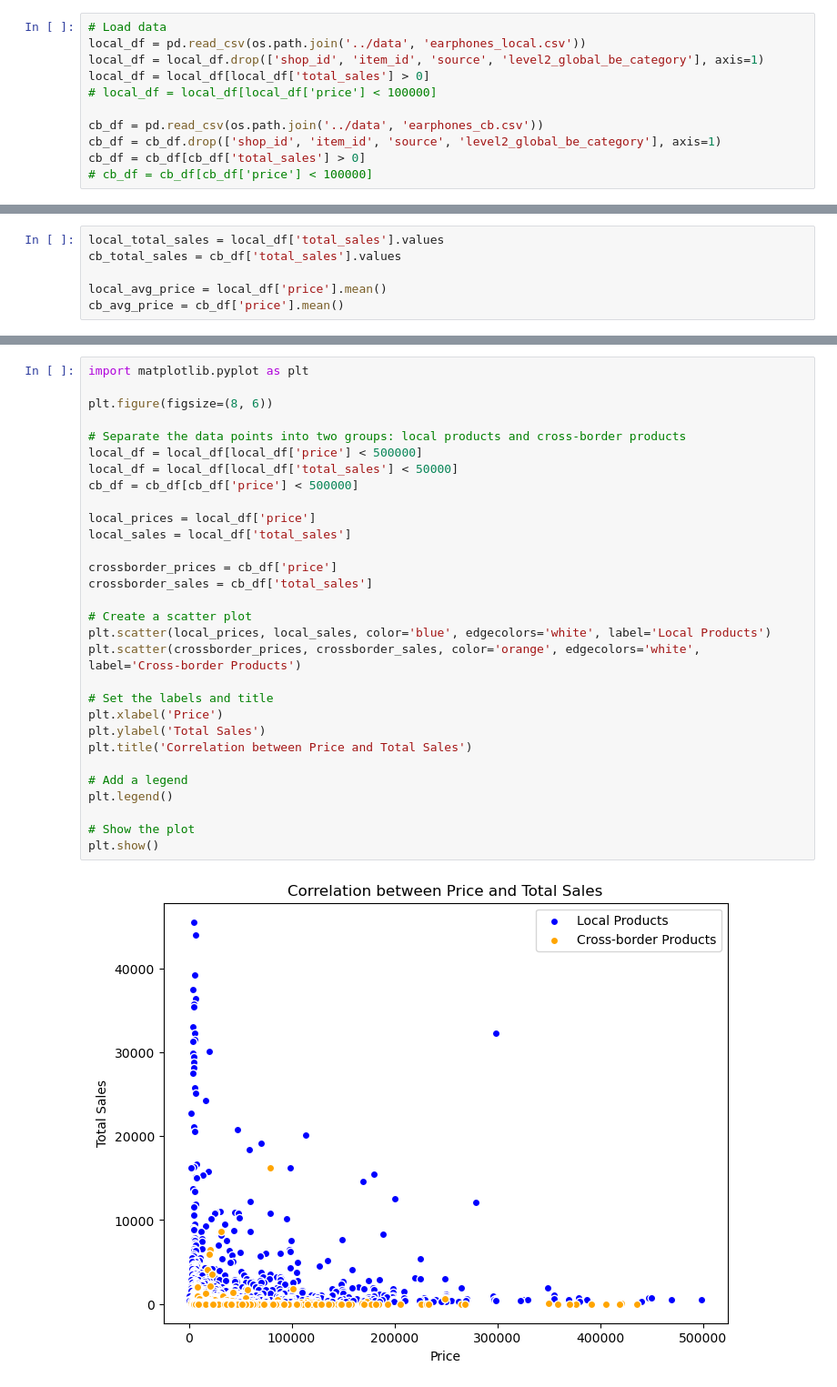
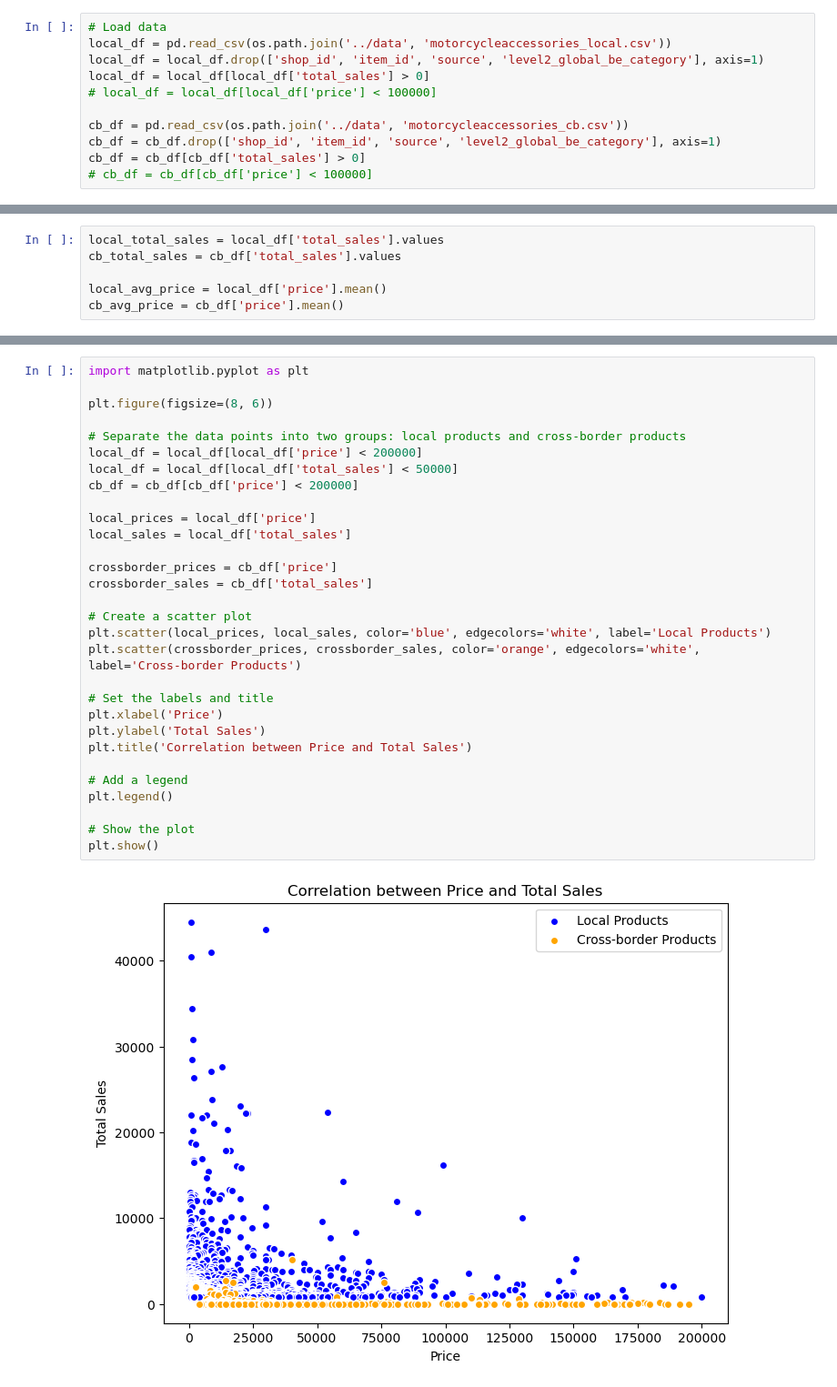
Before and after one commit to florentianayuwono/product-title-optimization, a Jupyter notebook: potential_analysis.ipynb, the cells around one changed output, grey strips where cells are left out. Shown at 91% size. Saved outputs shown, nothing was run; the diff lists cells and outputs as text.

```diff
--- a/potential_analysis.ipynb
+++ b/potential_analysis.ipynb
@@ -5,12 +5,12 @@ import os
 import numpy as np
 # %%
 # Load data
-local_df = pd.read_csv(os.path.join('../data', 'earphones_local.csv'))
+local_df = pd.read_csv(os.path.join('../data', 'motorcycleaccessories_local.csv'))
 local_df = local_df.drop(['shop_id', 'item_id', 'source', 'level2_global_be_category'], axis=1)
 local_df = local_df[local_df['total_sales'] > 0]
 # local_df = local_df[local_df['price'] < 100000]
 
-cb_df = pd.read_csv(os.path.join('../data', 'earphones_cb.csv'))
+cb_df = pd.read_csv(os.path.join('../data', 'motorcycleaccessories_cb.csv'))
 cb_df = cb_df.drop(['shop_id', 'item_id', 'source', 'level2_global_be_category'], axis=1)
 cb_df = cb_df[cb_df['total_sales'] > 0]
 # cb_df = cb_df[cb_df['price'] < 100000]
@@ -111,32 +111,32 @@ Pearson correlation coeff: -0.022341853195187108
 # %%
 import matplotlib.pyplot as plt
 
 plt.figure(figsize=(8, 6))
 
 # Separate the data points into two groups: local products and cross-border products
-local_df = local_df[local_df['price'] < 500000]
+local_df = local_df[local_df['price'] < 200000]
 local_df = local_df[local_df['total_sales'] < 50000]
-cb_df = cb_df[cb_df['price'] < 500000]
+cb_df = cb_df[cb_df['price'] < 200000]
 
 local_prices = local_df['price']
 local_sales = local_df['total_sales']
 
 crossborder_prices = cb_df['price']
 crossborder_sales = cb_df['total_sales']
 
 # Create a scatter plot
 plt.scatter(local_prices, local_sales, color='blue', edgecolors='white', label='Local Products')
 plt.scatter(crossborder_prices, crossborder_sales, color='orange', edgecolors='white',  label='Cross-border Products')
 
 # Set the labels and title
 plt.xlabel('Price')
 plt.ylabel('Total Sales')
 plt.title('Correlation between Price and Total Sales')
 
 # Add a legend
 plt.legend()
 
 # Show the plot
 plt.show()
 # %% [output]
-[figure, old version]
+[figure, new version]
```
Also changed, not shown: parts of 6 cells of this notebook, 1 other file.
